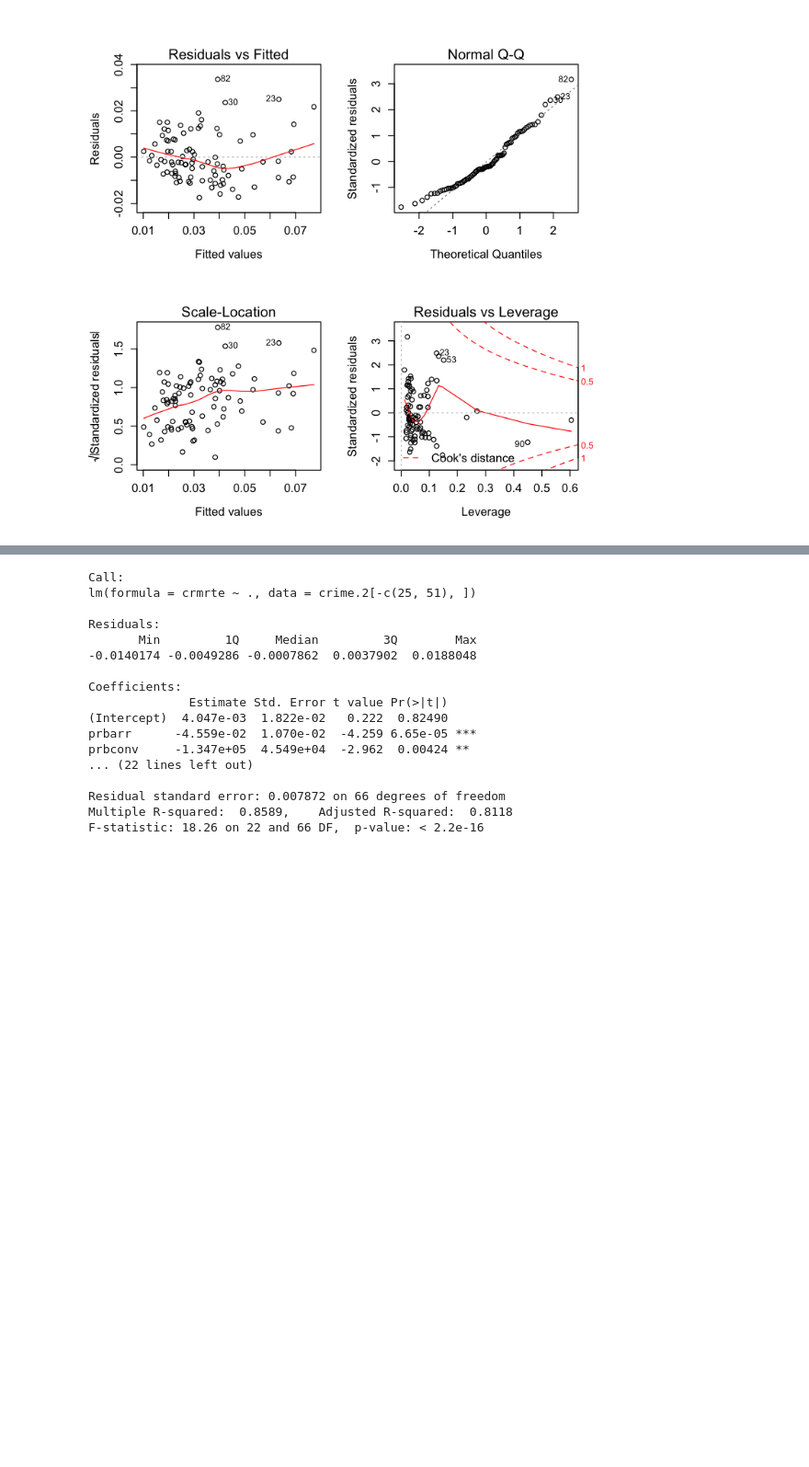
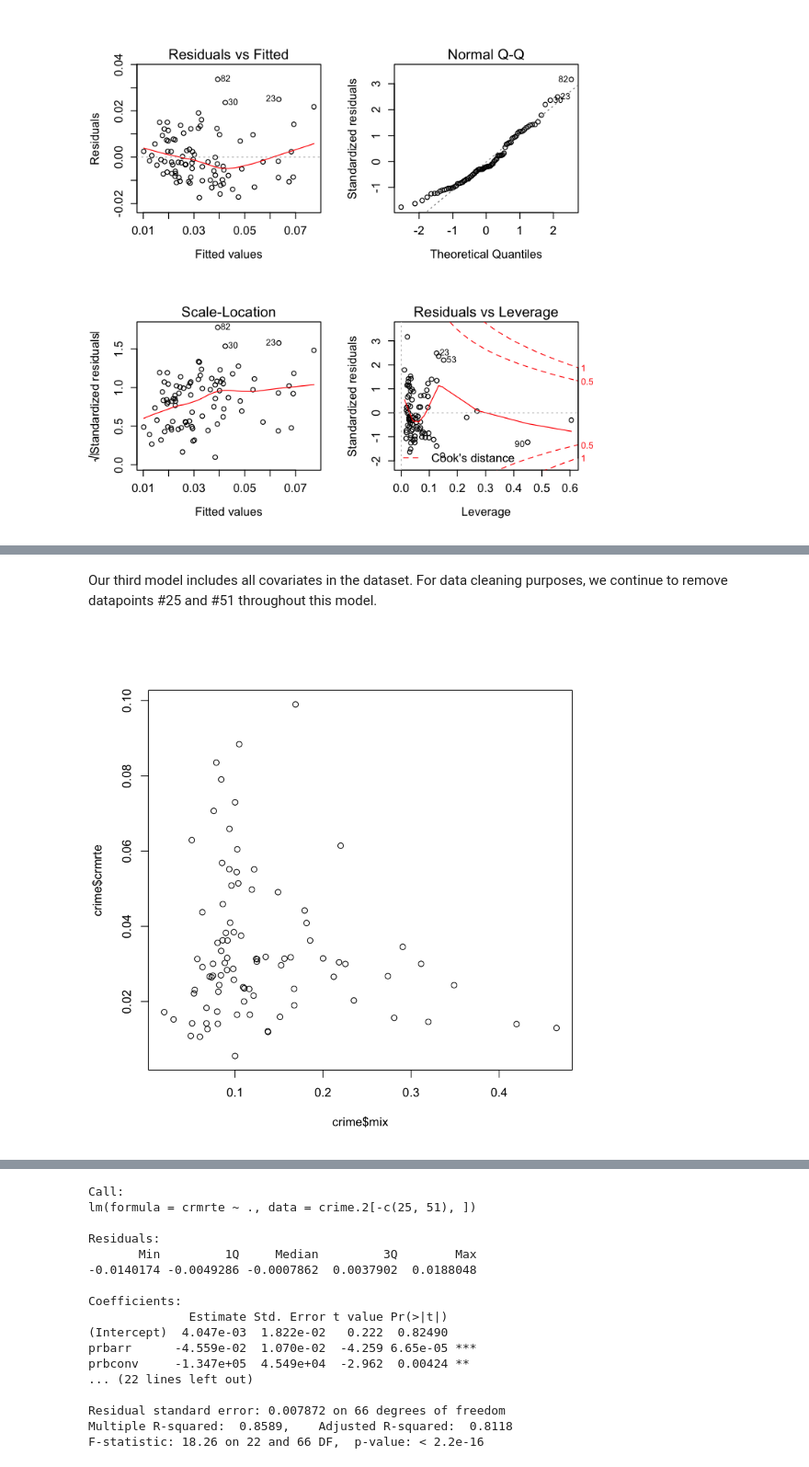
Before and after one commit to JBPelzner/w203-Lab-3, a Jupyter notebook: lab_3_report_v1.ipynb, the cells around one changed output, grey strips where cells are left out. Shown at 92% size. Cells and saved outputs as stored; diff of their text form; code cells hidden in the pictures; blank space fills up the shorter version.

```diff
--- a/lab_3_report_v1.ipynb
+++ b/lab_3_report_v1.ipynb
@@ -362 +409,7 @@ plot(model.2.2)
+# %% [markdown]
+Our third model includes all covariates in the dataset. For data cleaning purposes, we continue to remove datapoints #25 and #51 throughout this model.
+# %%
+plot(crime$mix, crime$crmrte)
+# %% [output]
+[figure, added]
 # %% [markdown]
```
Also changed, not shown: parts of 31 cells of this notebook.
